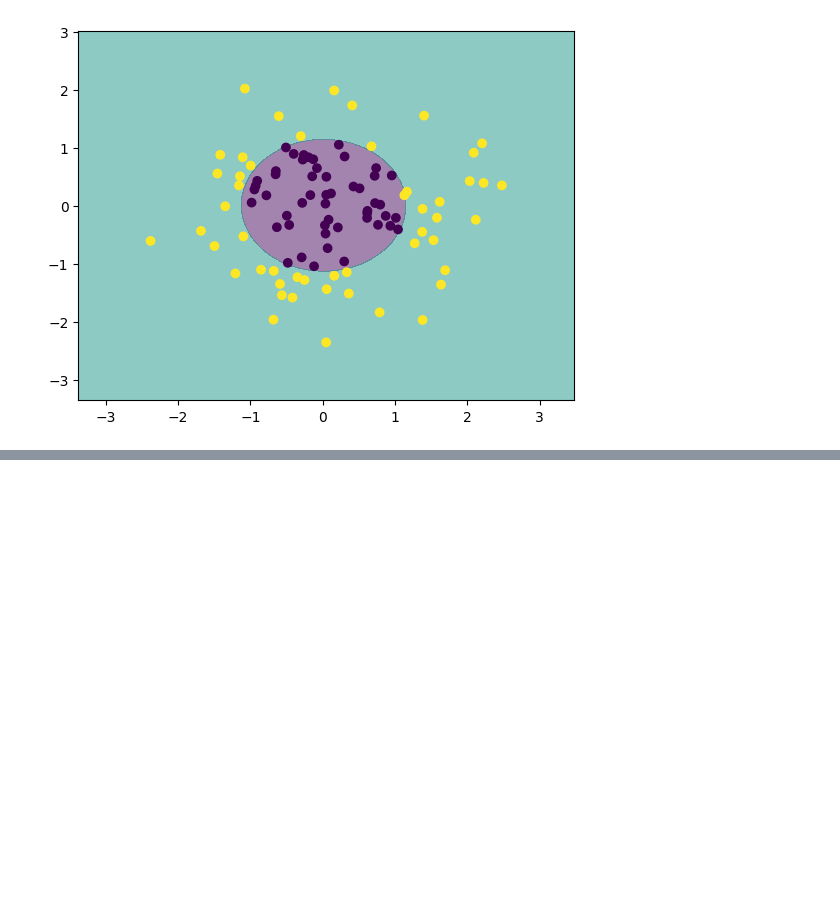
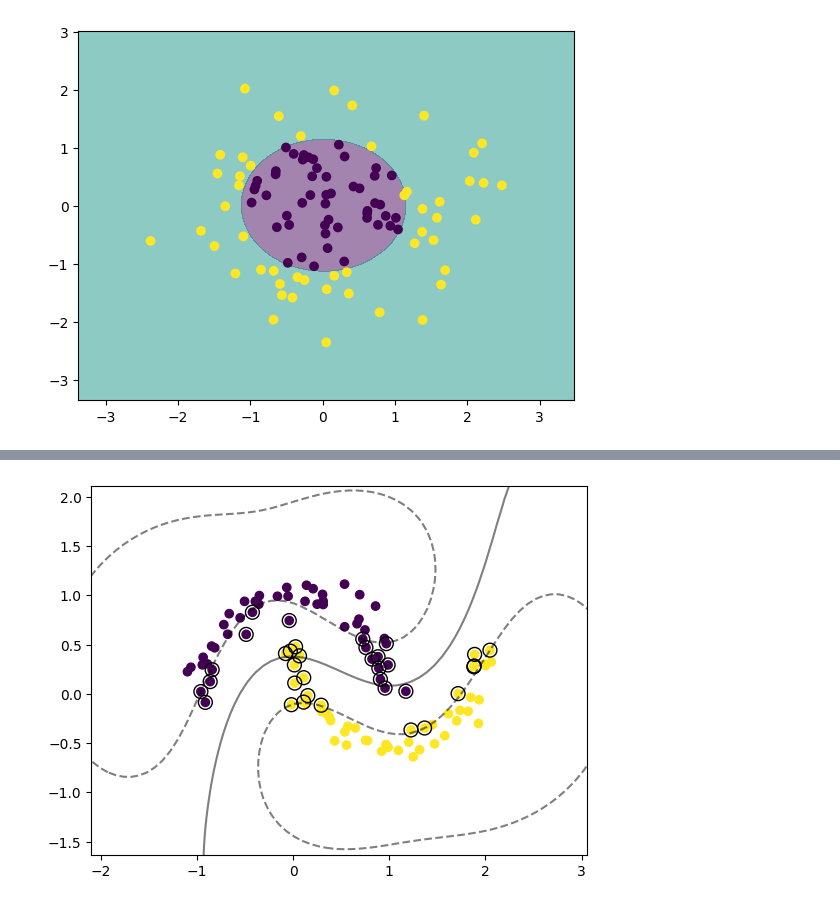
Before and after one commit to cyp-ark/SVM, a Jupyter notebook: code.ipynb, the cells around one changed output, grey strips where cells are left out. Saved outputs shown, nothing was run; the diff lists cells and outputs as text; code cells hidden in the pictures; blank space fills up the shorter version.

```diff
--- a/code.ipynb
+++ b/code.ipynb
@@ -146,0 +169,34 @@ plt.show()
+# %%
+from sklearn.inspection import DecisionBoundaryDisplay
+
+ax = plt.gca()
+
+plt.scatter('x1','x2',c='class',data=df3)
+
+
+DecisionBoundaryDisplay.from_estimator(
+    svm,
+    X,
+    plot_method="contour",
+    colors="k",
+    levels=[-1, 0, 1],
+    alpha=0.5,
+    linestyles=["--", "-", "--"],
+    ax=ax,
+)
+
+ax.scatter(
+    svm.support_vectors_[:, 0],
+    svm.support_vectors_[:, 1],
+    s=100,
+    linewidth=1,
+    facecolors="none",
+    edgecolors="k",
+)
+
+plt.xlim([min(df3['x1'])-1,max(df3['x1'])+1])
+plt.ylim([min(df3['x2'])-1,max(df3['x2'])+1])
+
+plt.show()
+# %% [output]
+[figure, added]
```
Also changed, not shown: parts of 3 cells of this notebook, 1 other file.
